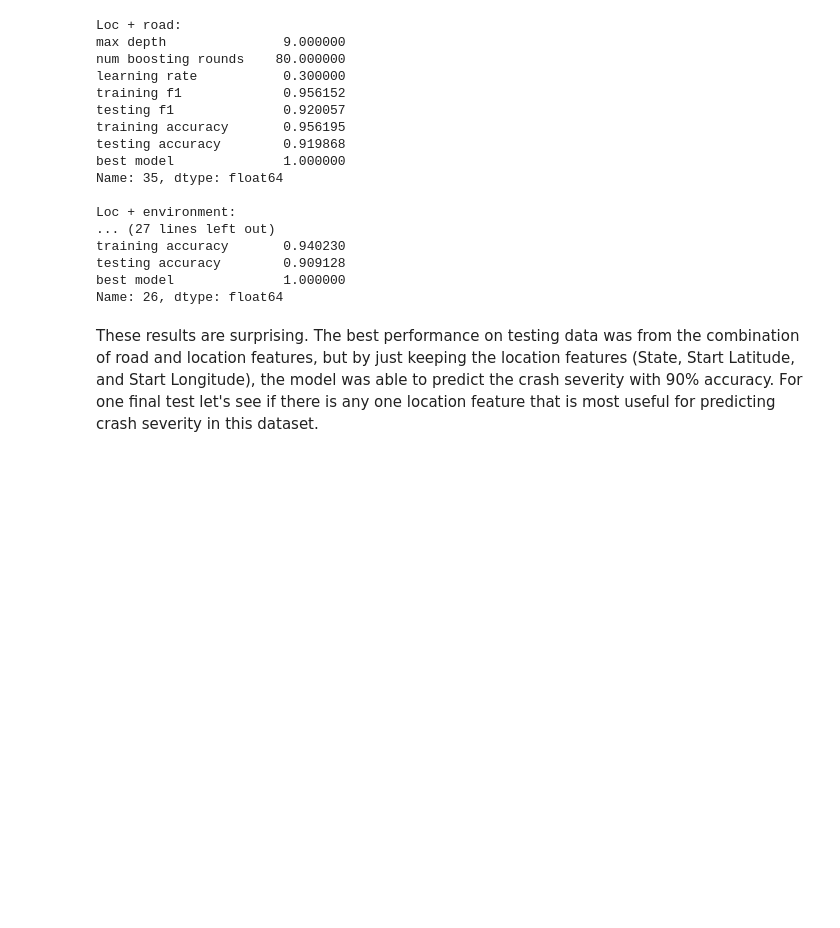
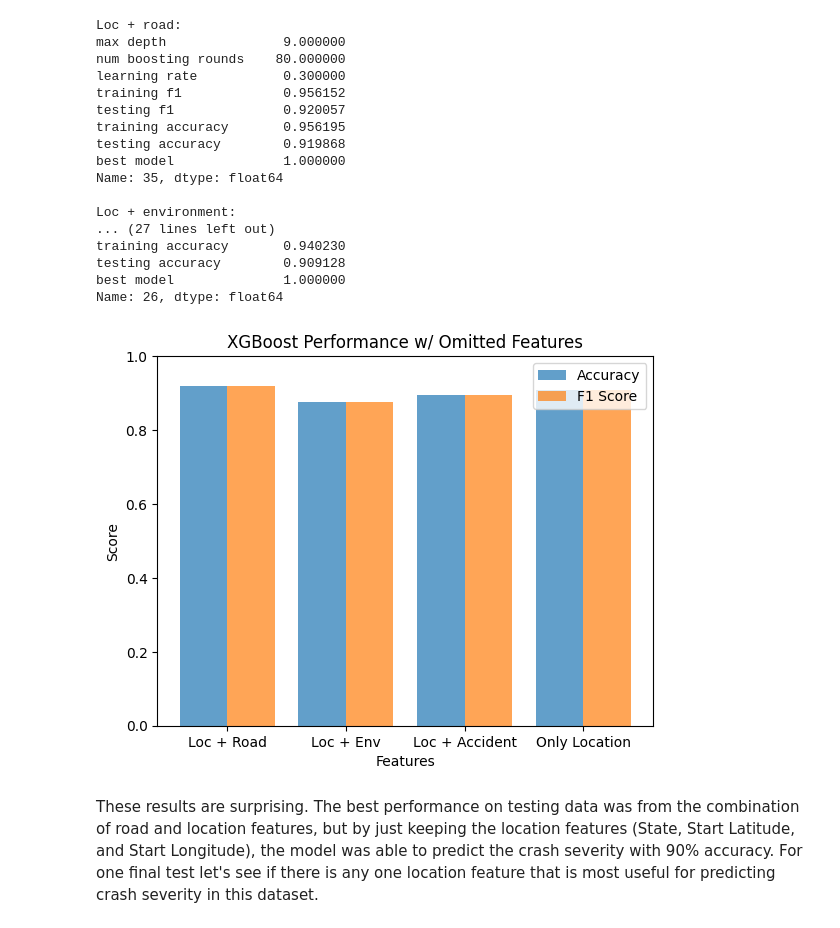
Before and after one commit to salvatorie/ds410-crashlytics, a Jupyter notebook: crashlytics.ipynb, the cells around one changed output. Cells and saved outputs as stored; diff of their text form; code cells hidden in the pictures; blank space fills up the shorter version.

```diff
--- a/crashlytics.ipynb
+++ b/crashlytics.ipynb
@@ -636,6 +692,14 @@ training accuracy       0.940230
 testing accuracy        0.909128
 best model              1.000000
 Name: 26, dtype: float64
+# %%
+locationNames = ["Loc + Road", "Loc + Env", "Loc + Accident", "Only Location"]
+locationAccuracyScores = [locRoadDf.loc[locRoadIndex, "testing accuracy"], locEnvironmentDf.loc[locEnvironmentIndex, "testing accuracy"], locAccidentDf.loc[locAccidentIndex, "testing accuracy"], locDf.loc[locIndex, "testing accuracy"]]
+locationF1Scores = [locRoadDf.loc[locRoadIndex, "testing f1"], locEnvironmentDf.loc[locEnvironmentIndex, "testing f1"], locAccidentDf.loc[locAccidentIndex, "testing f1"], locDf.loc[locIndex, "testing f1"]]
+
+plotClassifierPerformance(classifierLabels=locationNames, accuracyScores=locationAccuracyScores, f1Scores=locationF1Scores, title="XGBoost Performance w/ Omitted Features", xTitle="Features")
+# %% [output]
+[figure, added]
 # %% [markdown]
 These results are surprising. The best performance on testing data was from the combination of road and location features, but by just keeping the location features (State, Start Latitude, and Start Longitude), the model was able to predict the crash severity with 90% accuracy. For one final test let's see if there is any one location feature that is most useful for predicting crash severity in this dataset.
 # %%
```
Also changed, not shown: parts of 20 cells of this notebook, 12 other files.
